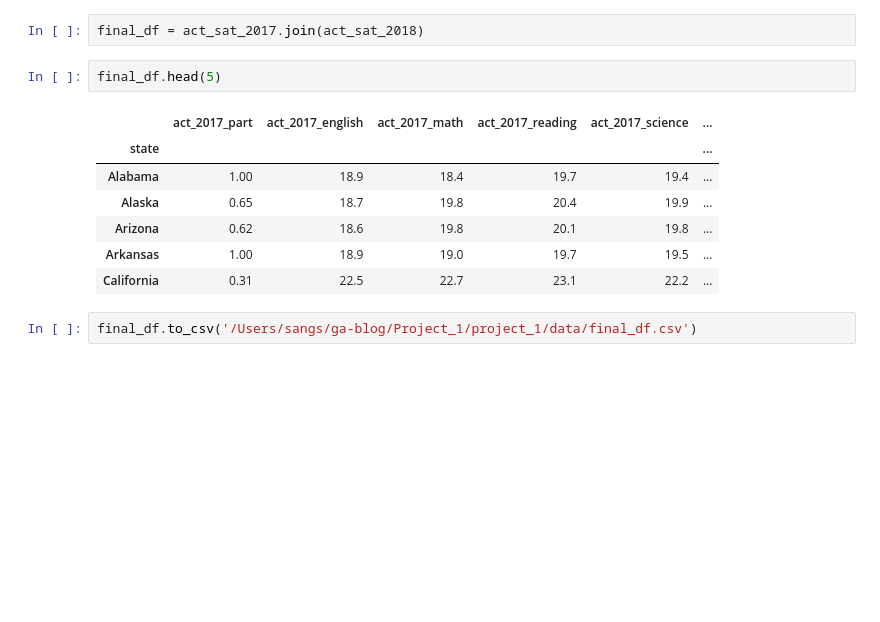
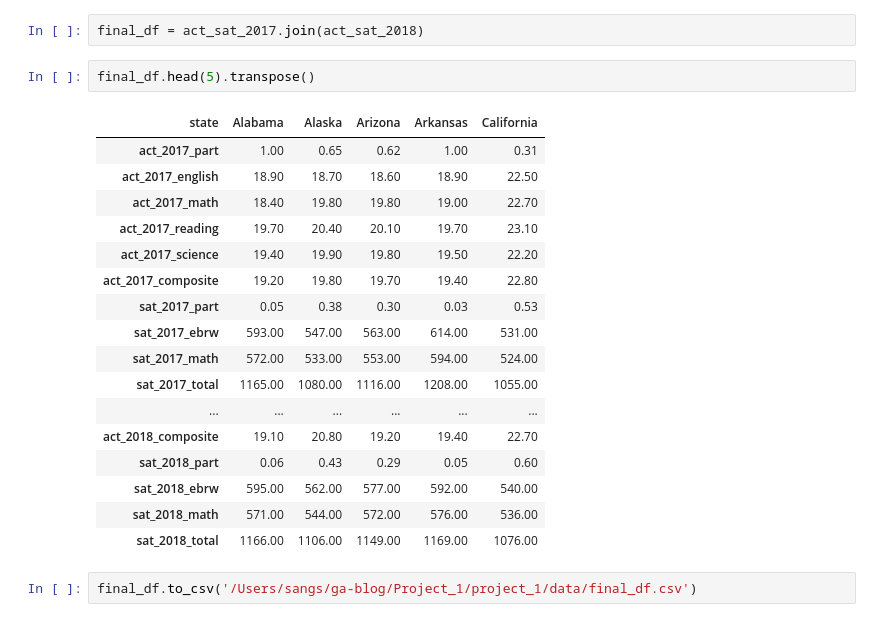
Before and after one commit to sanghyuns/SAT_ACT_Analysis, a Jupyter notebook: code/starter-code.ipynb, the cells around one changed output. Drawn from its saved outputs; the diff is of its cells as text; blank space fills up the shorter version.

```diff
--- a/code/starter-code.ipynb
+++ b/code/starter-code.ipynb
@@ -622,15 +626,25 @@ act_sat_2018.to_csv('/Users/sangs/ga-blog/Project_1/project_1/data/act_sat_2018.
 # %%
 final_df = act_sat_2017.join(act_sat_2018)
 # %%
-final_df.head(5)
+final_df.head(5).transpose()
 # %% [output]
-|  | act_2017_part | act_2017_english | act_2017_math | act_2017_reading | act_2017_science | ... |
-| state |  |  |  |  |  | ... |
-| Alabama | 1.00 | 18.9 | 18.4 | 19.7 | 19.4 | ... |
-| Alaska | 0.65 | 18.7 | 19.8 | 20.4 | 19.9 | ... |
-| Arizona | 0.62 | 18.6 | 19.8 | 20.1 | 19.8 | ... |
-| Arkansas | 1.00 | 18.9 | 19.0 | 19.7 | 19.5 | ... |
-| California | 0.31 | 22.5 | 22.7 | 23.1 | 22.2 | ... |
+| state | Alabama | Alaska | Arizona | Arkansas | California |
+| act_2017_part | 1.00 | 0.65 | 0.62 | 1.00 | 0.31 |
+| act_2017_english | 18.90 | 18.70 | 18.60 | 18.90 | 22.50 |
+| act_2017_math | 18.40 | 19.80 | 19.80 | 19.00 | 22.70 |
+| act_2017_reading | 19.70 | 20.40 | 20.10 | 19.70 | 23.10 |
+| act_2017_science | 19.40 | 19.90 | 19.80 | 19.50 | 22.20 |
+| act_2017_composite | 19.20 | 19.80 | 19.70 | 19.40 | 22.80 |
+| sat_2017_part | 0.05 | 0.38 | 0.30 | 0.03 | 0.53 |
+| sat_2017_ebrw | 593.00 | 547.00 | 563.00 | 614.00 | 531.00 |
+| sat_2017_math | 572.00 | 533.00 | 553.00 | 594.00 | 524.00 |
+| sat_2017_total | 1165.00 | 1080.00 | 1116.00 | 1208.00 | 1055.00 |
+| ... | ... | ... | ... | ... | ... |
+| act_2018_composite | 19.10 | 20.80 | 19.20 | 19.40 | 22.70 |
+| sat_2018_part | 0.06 | 0.43 | 0.29 | 0.05 | 0.60 |
+| sat_2018_ebrw | 595.00 | 562.00 | 577.00 | 592.00 | 540.00 |
+| sat_2018_math | 571.00 | 544.00 | 572.00 | 576.00 | 536.00 |
+| sat_2018_total | 1166.00 | 1106.00 | 1149.00 | 1169.00 | 1076.00 |
 # %%
 final_df.to_csv('/Users/sangs/ga-blog/Project_1/project_1/data/final_df.csv')
 # %%
```
Also changed, not shown: parts of 3 cells of this notebook, 1 other file.
